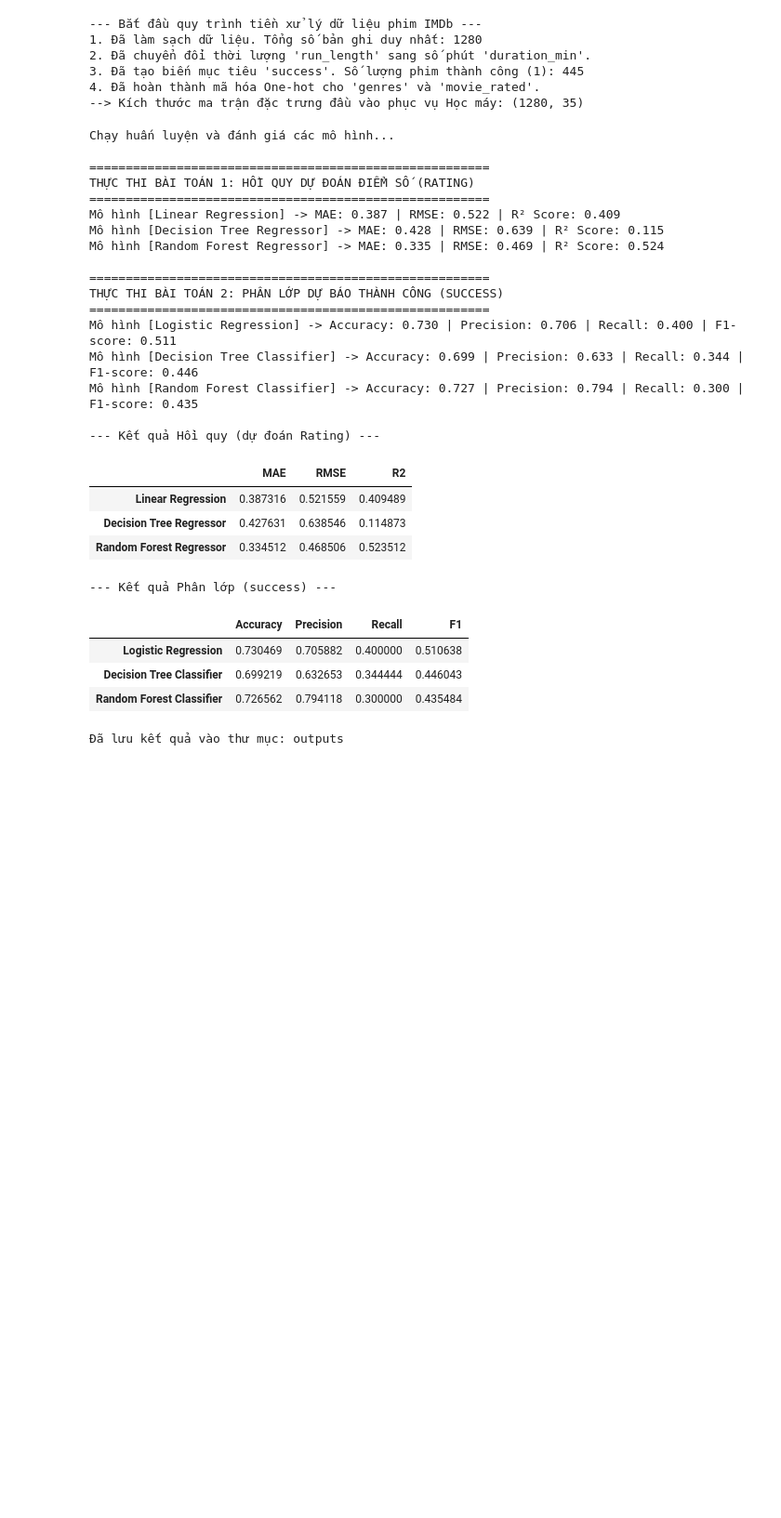
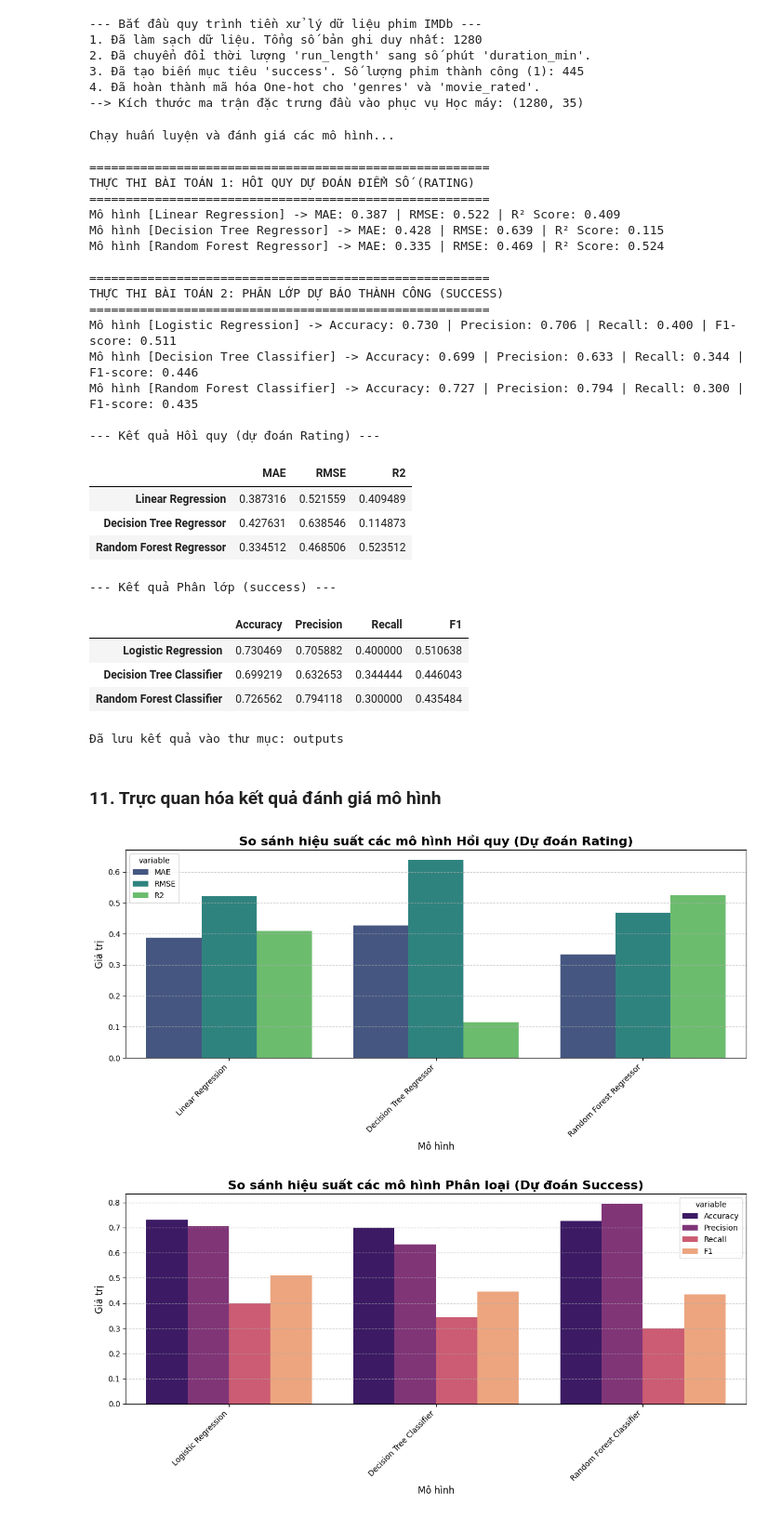
Before and after one commit to BaoKhanh02/KHDL, a Jupyter notebook: code.ipynb, the cells around one changed output. Shown at 93% size. Saved outputs shown, nothing was run; the diff lists cells and outputs as text; code cells hidden in the pictures; blank space fills up the shorter version.

```diff
--- a/code.ipynb
+++ b/code.ipynb
@@ -732,3 +732,70 @@ Mô hình [Random Forest Classifier] -> Accuracy: 0.727 | Precision: 0.794 | Rec
 | Decision Tree Classifier | 0.699219 | 0.632653 | 0.344444 | 0.446043 |
 | Random Forest Classifier | 0.726562 | 0.794118 | 0.300000 | 0.435484 |
 Đã lưu kết quả vào thư mục: outputs
+# %% [markdown]
+### 11. Trực quan hóa kết quả đánh giá mô hình
+# %%
+import matplotlib.pyplot as plt
+import seaborn as sns
+import pandas as pd
+from pathlib import Path
+
+# Ensure outputs directory exists and results are available or loaded
+out_dir = Path('outputs')
+reg_results_path = out_dir / 'regression_results.csv'
+class_results_path = out_dir / 'classification_results.csv'
+
+# Check if reg_df is defined, if not, attempt to load from file
+if 'reg_df' not in locals():
+    try:
+        reg_df = pd.read_csv(reg_results_path, index_col=0)
+        print(f"Đã tải 'reg_df' từ '{reg_results_path}'")
+    except FileNotFoundError:
+        print(f"Lỗi: Không tìm thấy tệp '{reg_results_path}'. Vui lòng chạy lại các ô trước đó để tạo kết quả.")
+        reg_df = None # Set to None to prevent further errors
+    except Exception as e:
+        print(f"Lỗi khi tải reg_df: {e}")
+        reg_df = None
+
+# Check if class_df is defined, if not, attempt to load from file
+if 'class_df' not in locals():
+    try:
+        class_df = pd.read_csv(class_results_path, index_col=0)
+        print(f"Đã tải 'class_df' từ '{class_results_path}'")
+    except FileNotFoundError:
+        print(f"Lỗi: Không tìm thấy tệp '{class_results_path}'. Vui lòng chạy lại các ô trước đó để tạo kết quả.")
+        class_df = None
+    except Exception as e:
+        print(f"Lỗi khi tải class_df: {e}")
+        class_df = None
+
+# Visualize Regression Results
+plt.figure(figsize=(12, 6))
+if reg_df is not None:
+    sns.barplot(data=reg_df.reset_index().melt(id_vars='index'), x='index', y='value', hue='variable', palette='viridis')
+    plt.title('So sánh hiệu suất các mô hình Hồi quy (Dự đoán Rating)', fontsize=16, fontweight='bold')
+    plt.xlabel('Mô hình', fontsize=12)
+    plt.ylabel('Giá trị', fontsize=12)
+    plt.xticks(rotation=45, ha='right')
+    plt.grid(axis='y', linestyle='--', alpha=0.7)
+    plt.tight_layout()
+    plt.show()
+else:
+    print("Không thể hiển thị biểu đồ hồi quy vì dữ liệu 'reg_df' không có sẵn.")
+
+# Visualize Classification Results
+plt.figure(figsize=(12, 6))
+if class_df is not None:
+    sns.barplot(data=class_df.reset_index().melt(id_vars='index'), x='index', y='value', hue='variable', palette='magma')
+    plt.title('So sánh hiệu suất các mô hình Phân loại (Dự đoán Success)', fontsize=16, fontweight='bold')
+    plt.xlabel('Mô hình', fontsize=12)
+    plt.ylabel('Giá trị', fontsize=12)
+    plt.xticks(rotation=45, ha='right')
+    plt.grid(axis='y', linestyle='--', alpha=0.7)
+    plt.tight_layout()
+    plt.show()
+else:
+    print("Không thể hiển thị biểu đồ phân loại vì dữ liệu 'class_df' không có sẵn.")
+# %% [output]
+[figure, added]
+[figure, added]
```
